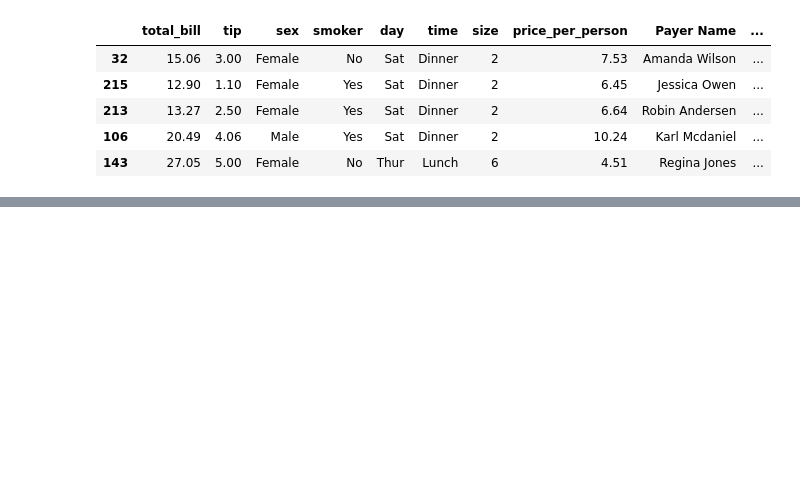
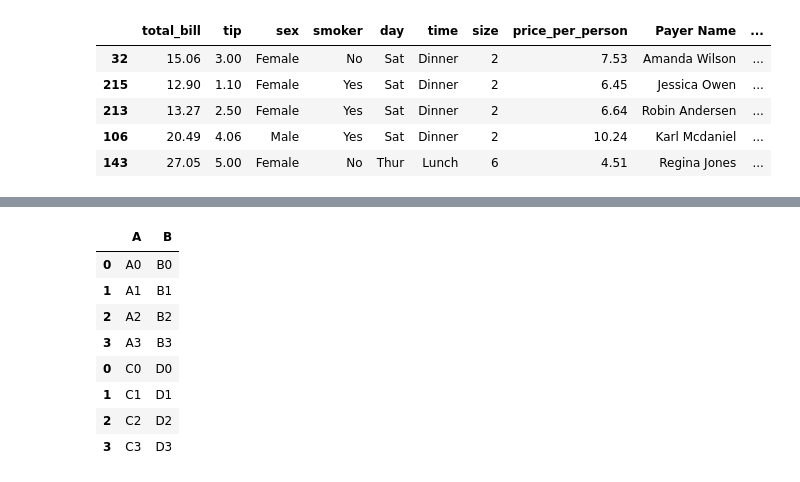
Before and after one commit to iliaaz101/Algorithmic-Trading-Python, a Jupyter notebook: Notes04.ipynb, the cells around one changed output, grey strips where cells are left out. Saved outputs shown, nothing was run; the diff lists cells and outputs as text; code cells hidden in the pictures; blank space fills up the shorter version.

```diff
--- a/Notes04.ipynb
+++ b/Notes04.ipynb
@@ -1331,0 +1396,7 @@ df.sample(frac=0.1) #frac=0.1 means, 10%. This randomly samples 10% of our DataF
+# %%
+# how to get rid of the above pattern and just have the C & D values go under A & B
+
+# easiest way is to change the columns names of DF two to be the same as DF one
+
+two.columns = one.columns
+two
@@ -1331,0 +1409,13 @@ df.sample(frac=0.1) #frac=0.1 means, 10%. This randomly samples 10% of our DataF
+# %%
+merge_df = pd.concat([one,two])
+merge_df
+# %% [output]
+|  | A | B |
+| 0 | A0 | B0 |
+| 1 | A1 | B1 |
+| 2 | A2 | B2 |
+| 3 | A3 | B3 |
+| 0 | C0 | D0 |
+| 1 | C1 | D1 |
+| 2 | C2 | D2 |
+| 3 | C3 | D3 |
```
Also changed, not shown: parts of 42 cells of this notebook.
